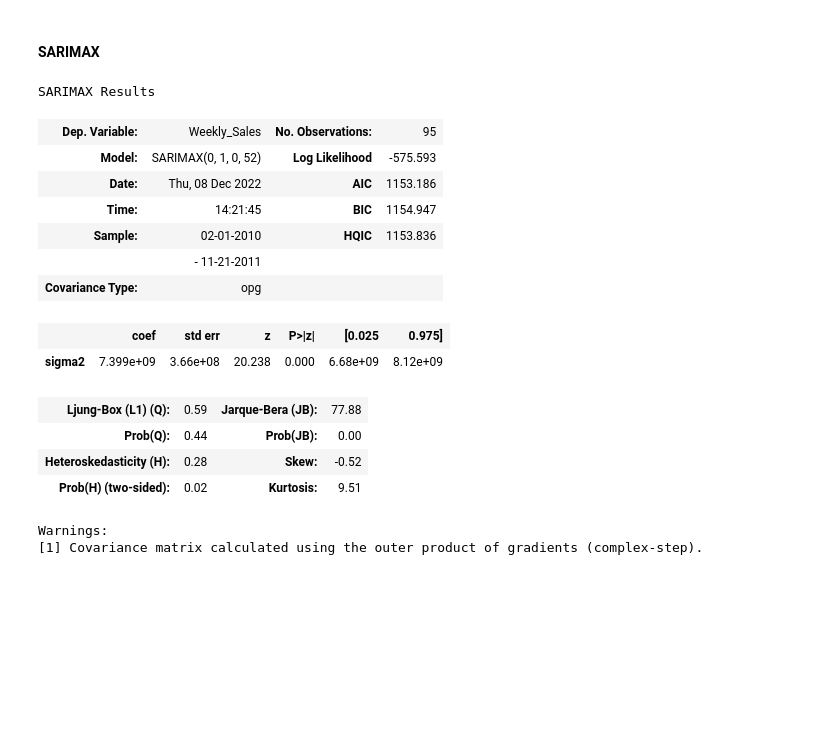
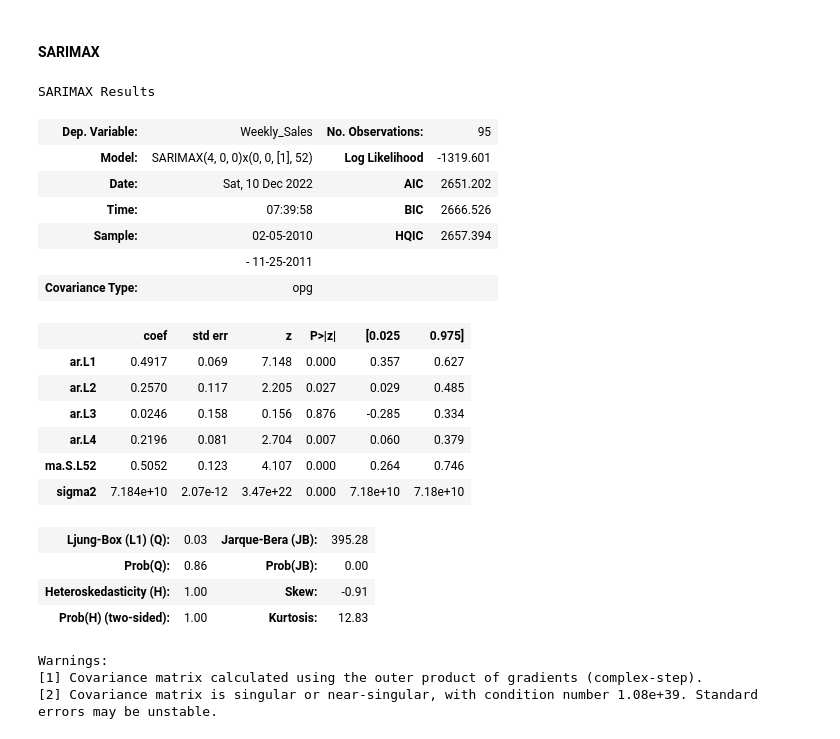
Before and after one commit to RodrigoPLpz/wallmart_sales, a Jupyter notebook: arimas_week_2.ipynb, the cells around one changed output. Cells and saved outputs as stored; diff of their text form; code cells hidden in the pictures; blank space fills up the shorter version.

```diff
--- a/arimas_week_2.ipynb
+++ b/arimas_week_2.ipynb
@@ -191,5 +165,17 @@ def tra_tes(st):
 # %%
-s_20 =  semana['20'].rename_axis(index=None,columns=None)
-s_14 =  semana['14'].rename_axis(index=None,columns=None) # No son datos estacionarios
-s_5 =  semana['5'].rename_axis(index=None,columns=None)
+s_20 =  sem['20'].rename_axis(index=None,columns=None)
+s_14 =  sem['14'].rename_axis(index=None,columns=None) # No son datos estacionarios
+s_13 =  sem['13'].rename_axis(index=None,columns=None)
+s_10 =  sem['10'].rename_axis(index=None,columns=None)
+s_27 =  sem['27'].rename_axis(index=None,columns=None)
+s_26 =  sem['26'].rename_axis(index=None,columns=None)
+s_23 =  sem['23'].rename_axis(index=None,columns=None)
+s_24 =  sem['24'].rename_axis(index=None,columns=None)
+s_39 =  sem['39'].rename_axis(index=None,columns=None)
+s_39 =  sem['37'].rename_axis(index=None,columns=None)
+s_30 =  sem['30'].rename_axis(index=None,columns=None)
+s_31 =  sem['31'].rename_axis(index=None,columns=None)
+s_44 =  sem['44'].rename_axis(index=None,columns=None)
+s_19=  sem['19'].rename_axis(index=None,columns=None)
+s_5 =  sem['5'].rename_axis(index=None,columns=None)
 # %% [markdown]
@@ -196,0 +183,3 @@ s_5 =  semana['5'].rename_axis(index=None,columns=None)
+# %%
+st = s_20
+periodos = 48
@@ -232,8 +233,11 @@ estacionalidad(s_20)
 # %%
-# train = s_20.Weekly_Sales[:len(s_20.Weekly_Sales)-48]  # primero datos
-# test = s_20.Weekly_Sales[len(s_20.Weekly_Sales)-48:]   # últimos datos
+# train = s_20.Weekly_Sales[:len(s_20.Weekly_Sales)-periodos]  # primero datos
+# test = s_20.Weekly_Sales[len(s_20.Weekly_Sales)-periodos:]   # últimos datos
 
-train, test = tra_tes(s_20)
+# periodos
+# tra_tes(tienda,periodos)
+train, test = tra_tes(st,periodos)
+print('Tienda:',vnames[0])
 test.plot(figsize=(16,5),legend=True, label='test')
-train.plot(legend=True, label='train')
+train.plot(legend=True, label='train');
 # %% [output]
@@ -276,28 +291,39 @@ Total fit time: 10.569 seconds
 # %% [markdown]
 #### SARIMAX
 # %%
-arima_model = SARIMAX(train,order=(0,0,0),seasonal_order = (0,1,0,52))     #AIC 1,153.186; D=1;d=0  /// tienda 20
+arima_model = SARIMAX(train,order=(0,0,0),seasonal_order = (0,1,0,52))     #AIC 1,153.186; D=1;d=0  /// tienda 20, periodos = 24,30,42,48->
+# arima_model = SARIMAX(train,order=(1,0,1),seasonal_order = (0,1,2,52))     #AIC 1,951.457; D=1;d=0  /// tienda 20, periodos = 18
 # arima_model = SARIMAX(train,order=(2,0,1),seasonal_order = (1,0,0,52))        # AIC 2,661.550 #d=0,D=0  /// no estacionario tienda 14
 # arima_model = SARIMAX(train,order=(0,1,1),seasonal_order = (1,0,0,52))        # AIC 2,630.246 #d=1,D=0  /// no estacionario tienda 14
+# arima_model = SARIMAX(train,order=(5,0,0),seasonal_order = (0,0,0,52))        # AIC 2,150.174 #d=0,D=0  /// no estacionario tienda 30
+# arima_model = SARIMAX(train,order=(0,1,0),seasonal_order = (1,0,0,52))        # AIC 2,199.934 #d=1,D=0  /// no estacionario tienda 30
+arima_model = SARIMAX(train,order=(4,0,0),seasonal_order = (0,0,1,52))        # AIC 2,097.063 #d=0,D=0  /// no estacionario tienda 44
+# arima_model = SARIMAX(train,order=(1,1,0),seasonal_order = (0,0,1,52))        # AIC 2,135.395 #d=1,D=0  /// no estacionario tienda 44
 arima_result = arima_model.fit()
 arima_result.summary()
 # %% [output]
 SARIMAX Results
 | Dep. Variable: | Weekly_Sales | No. Observations: | 95 |
-| Model: | SARIMAX(0, 1, 0, 52) | Log Likelihood | -575.593 |
-| Date: | Thu, 08 Dec 2022 | AIC | 1153.186 |
-| Time: | 14:21:45 | BIC | 1154.947 |
-| Sample: | 02-01-2010 | HQIC | 1153.836 |
-|  | - 11-21-2011 |  |  |
+| Model: | SARIMAX(4, 0, 0)x(0, 0, [1], 52) | Log Likelihood | -1319.601 |
+| Date: | Sat, 10 Dec 2022 | AIC | 2651.202 |
+| Time: | 07:39:58 | BIC | 2666.526 |
+| Sample: | 02-05-2010 | HQIC | 2657.394 |
+|  | - 11-25-2011 |  |  |
 | Covariance Type: | opg |  |  |
 |  | coef | std err | z | P>|z| | [0.025 | 0.975] |
-| sigma2 | 7.399e+09 | 3.66e+08 | 20.238 | 0.000 | 6.68e+09 | 8.12e+09 |
+| ar.L1 | 0.4917 | 0.069 | 7.148 | 0.000 | 0.357 | 0.627 |
+| ar.L2 | 0.2570 | 0.117 | 2.205 | 0.027 | 0.029 | 0.485 |
+| ar.L3 | 0.0246 | 0.158 | 0.156 | 0.876 | -0.285 | 0.334 |
+| ar.L4 | 0.2196 | 0.081 | 2.704 | 0.007 | 0.060 | 0.379 |
+| ma.S.L52 | 0.5052 | 0.123 | 4.107 | 0.000 | 0.264 | 0.746 |
+| sigma2 | 7.184e+10 | 2.07e-12 | 3.47e+22 | 0.000 | 7.18e+10 | 7.18e+10 |
-| Ljung-Box (L1) (Q): | 0.59 | Jarque-Bera (JB): | 77.88 |
-| Prob(Q): | 0.44 | Prob(JB): | 0.00 |
-| Heteroskedasticity (H): | 0.28 | Skew: | -0.52 |
-| Prob(H) (two-sided): | 0.02 | Kurtosis: | 9.51 |
+| Ljung-Box (L1) (Q): | 0.03 | Jarque-Bera (JB): | 395.28 |
+| Prob(Q): | 0.86 | Prob(JB): | 0.00 |
+| Heteroskedasticity (H): | 1.00 | Skew: | -0.91 |
+| Prob(H) (two-sided): | 1.00 | Kurtosis: | 12.83 |
 Warnings:
 [1] Covariance matrix calculated using the outer product of gradients (complex-step).
+[2] Covariance matrix is singular or near-singular, with condition number 1.08e+39. Standard errors may be unstable.
 # %%
 arima_result.model_orders
 # r2. si no hay una cte (ar,phi_0) en el modelo. este es negativo.
```
Also changed, not shown: parts of 21 cells of this notebook, 2 other files.
